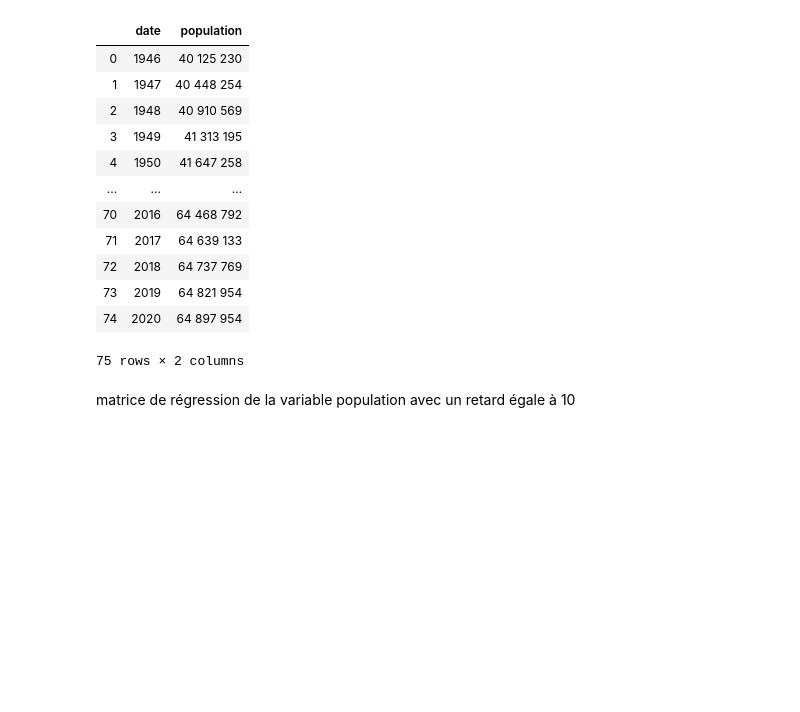
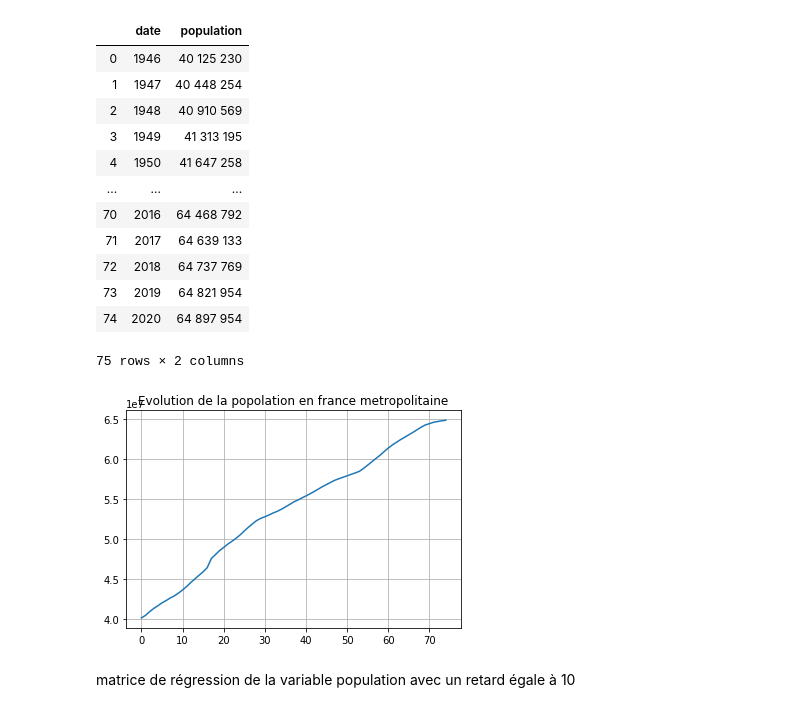
Before and after one commit to amahjourwalid/regression_ridge-, a Jupyter notebook: Untitled.ipynb, the cells around one changed output. Cells and saved outputs as stored; diff of their text form; code cells hidden in the pictures; blank space fills up the shorter version.

```diff
--- a/Untitled.ipynb
+++ b/Untitled.ipynb
@@ -101,6 +101,15 @@ Z=[40125230,
  64737769,
  64821954,
  64897954]
+# %%
+import matplotlib as plt
+import matplotlib.pyplot as plt
+plt.plot(Z)
+plt.title('Evolution de la popolation en france metropolitaine par million ')
+plt.grid()
+plt.show()
+# %% [output]
+[figure, added]
 # %% [markdown]
 matrice de régression de la variable population avec un retard égale à 10
 # %%
```
Also changed, not shown: parts of 4 cells of this notebook.
